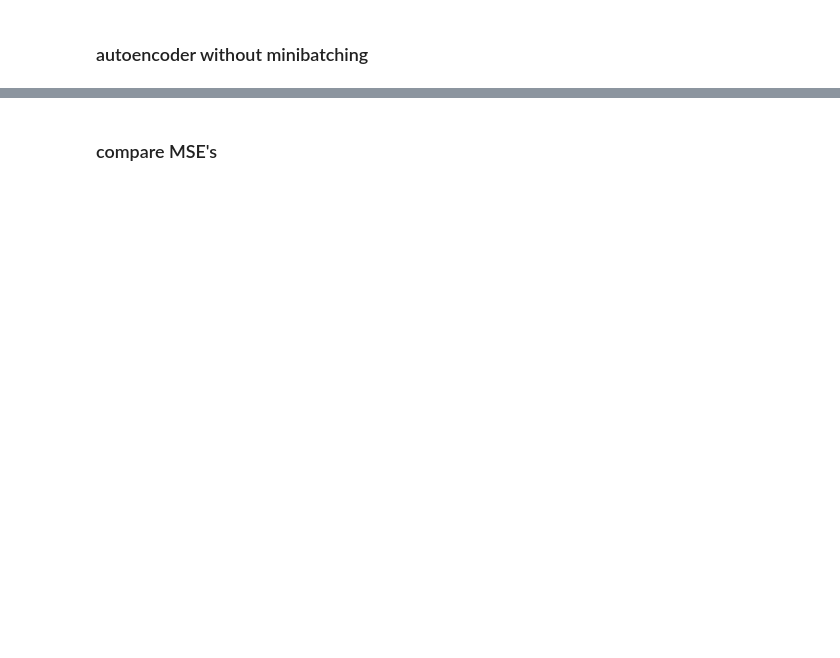
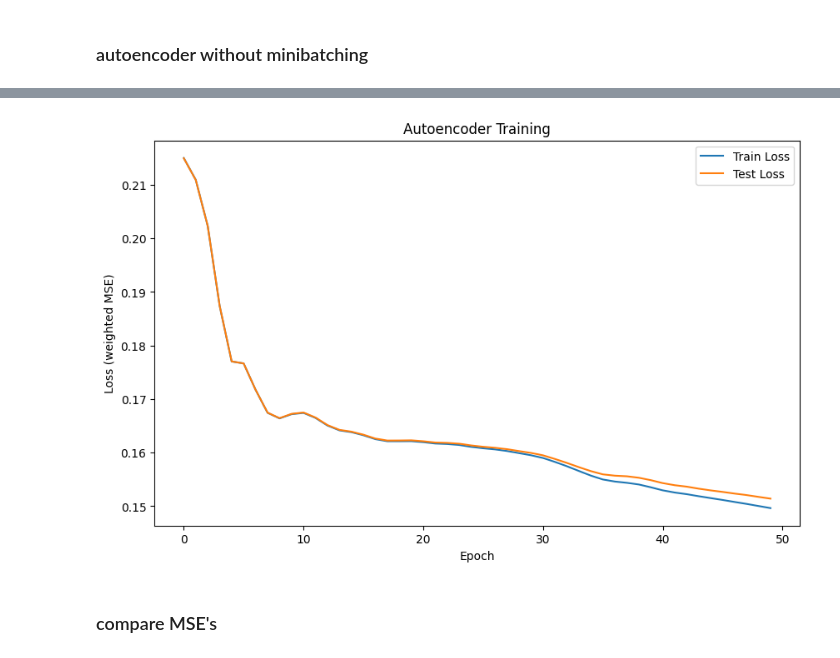
Before and after one commit to bogedy/okcupid_unsupervised, a Jupyter notebook: notebooks/ik_imputation_methods.ipynb, the cells around one changed output, grey strips where cells are left out. Saved outputs shown, nothing was run; the diff lists cells and outputs as text; code cells hidden in the pictures; blank space fills up the shorter version.

```diff
--- a/notebooks/ik_imputation_methods.ipynb
+++ b/notebooks/ik_imputation_methods.ipynb
@@ -631,2 +480,14 @@ Autoencoder MSE: 0.14354146827434908
+# %%
+plt.figure(figsize=(10, 6))
+plt.plot(train_losses_ae, label='Train Loss')
+plt.plot(test_losses_ae, label='Test Loss')
+plt.xlabel('Epoch')
+plt.ylabel('Loss (weighted MSE)')
+plt.title('Autoencoder Training')
+plt.legend()
+plt.savefig('../outputs/ae_loss.pdf')
+plt.show()
+# %% [output]
+[figure, added]
 # %% [markdown]
 ### compare MSE's
```
Also changed, not shown: parts of 22 cells of this notebook, 2 other files.
